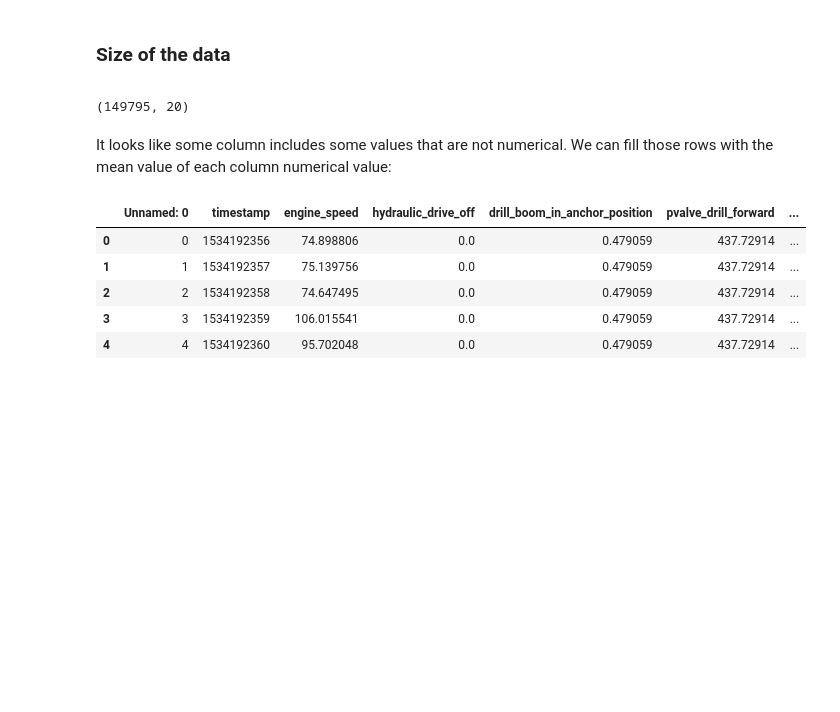
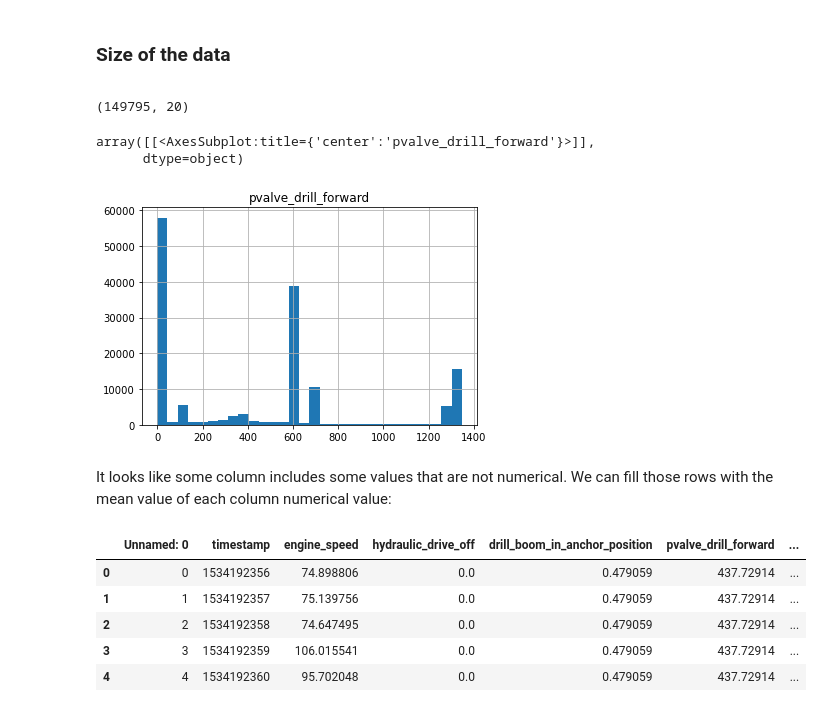
Before and after one commit to juancarlos8866/Drill_analysis, a Jupyter notebook: decision_tree_V2.ipynb, the cells around one changed output. Drawn from its saved outputs; the diff is of its cells as text; code cells hidden in the pictures; blank space fills up the shorter version.

```diff
--- a/decision_tree_V2.ipynb
+++ b/decision_tree_V2.ipynb
@@ -24,6 +24,12 @@ my_data[0:5]
 my_data.shape
 # %% [output]
 (149795, 20)
+# %%
+my_data.hist(column='pvalve_drill_forward',bins=30)
+# %% [output]
+array([[<AxesSubplot:title={'center':'pvalve_drill_forward'}>]],
+      dtype=object)
+[figure, added]
 # %% [markdown]
 It looks like some column includes some values that are not numerical. We can fill those rows with the mean value of each column numerical value:
 # %%
```
Also changed, not shown: parts of 5 cells of this notebook.
